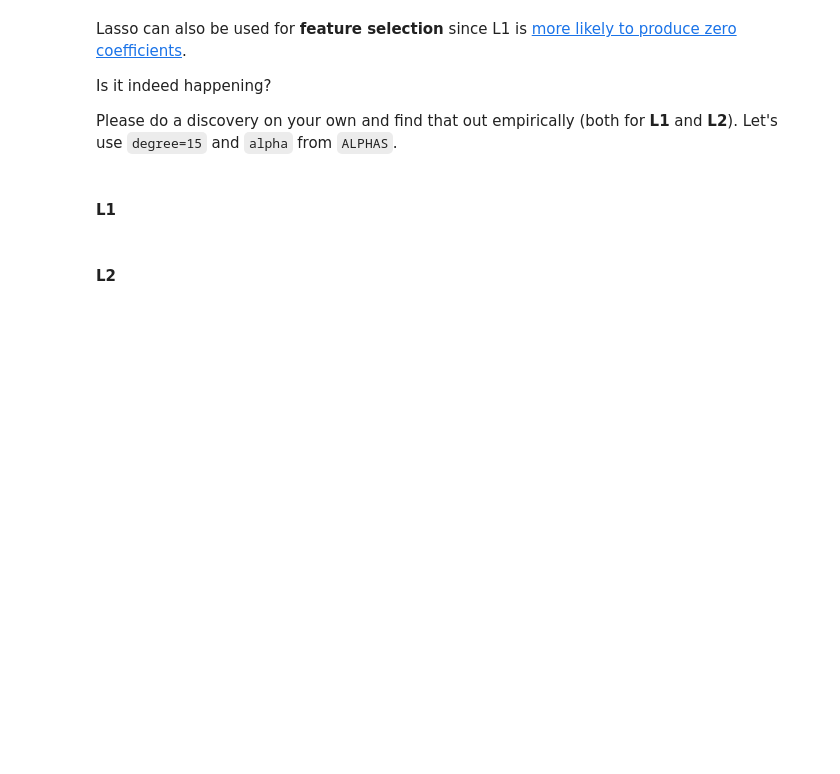
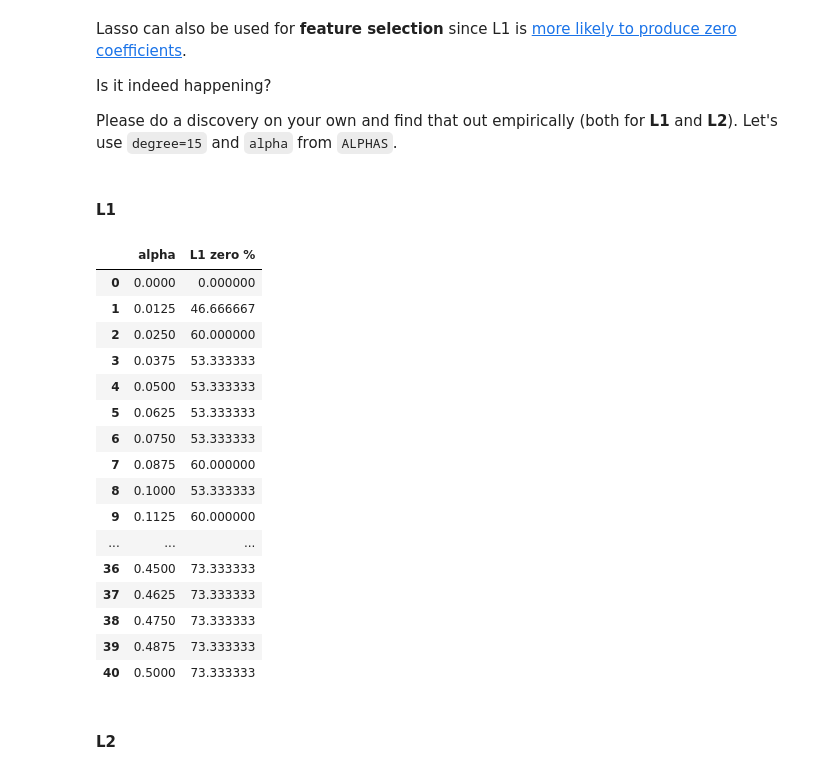
Before and after one commit to githubjeka/ml-intro, a Jupyter notebook: overfitting_regularization.ipynb, the cells around one changed output. Drawn from its saved outputs; the diff is of its cells as text; code cells hidden in the pictures; blank space fills up the shorter version.

```diff
--- a/overfitting_regularization.ipynb
+++ b/overfitting_regularization.ipynb
@@ -573,2 +571,36 @@ Please do a discovery on your own and find that out empirically (both for **L1**
+# %%
+resultsL1 = []
+for alpha in ALPHAS:
+    model = make_model(degree=15, penalty='L1', alpha=alpha)
+    model.fit(X_train.loc[:, ['s1']], y_train)
+    coefficients = model['reg'].coef_
+    if hasattr(coefficients[0], "__len__"):
+        coefficients = coefficients[0]
+    count_zero = 0
+    for coef_l1 in coefficients:
+        if coef_l1 == 0.0:
+            count_zero += 1
+    percent = 100 * count_zero / len(model['reg'].coef_)
+    resultsL1.append(percent)
+# %%
+pd.DataFrame({'alpha': ALPHAS, 'L1 zero %': resultsL1})
+# %% [output]
+|  | alpha | L1 zero % |
+| 0 | 0.0000 | 0.000000 |
+| 1 | 0.0125 | 46.666667 |
+| 2 | 0.0250 | 60.000000 |
+| 3 | 0.0375 | 53.333333 |
+| 4 | 0.0500 | 53.333333 |
+| 5 | 0.0625 | 53.333333 |
+| 6 | 0.0750 | 53.333333 |
+| 7 | 0.0875 | 60.000000 |
+| 8 | 0.1000 | 53.333333 |
+| 9 | 0.1125 | 60.000000 |
+| ... | ... | ... |
+| 36 | 0.4500 | 73.333333 |
+| 37 | 0.4625 | 73.333333 |
+| 38 | 0.4750 | 73.333333 |
+| 39 | 0.4875 | 73.333333 |
+| 40 | 0.5000 | 73.333333 |
 # %% [markdown]
 #### L2
```
Also changed, not shown: parts of 6 cells of this notebook.
